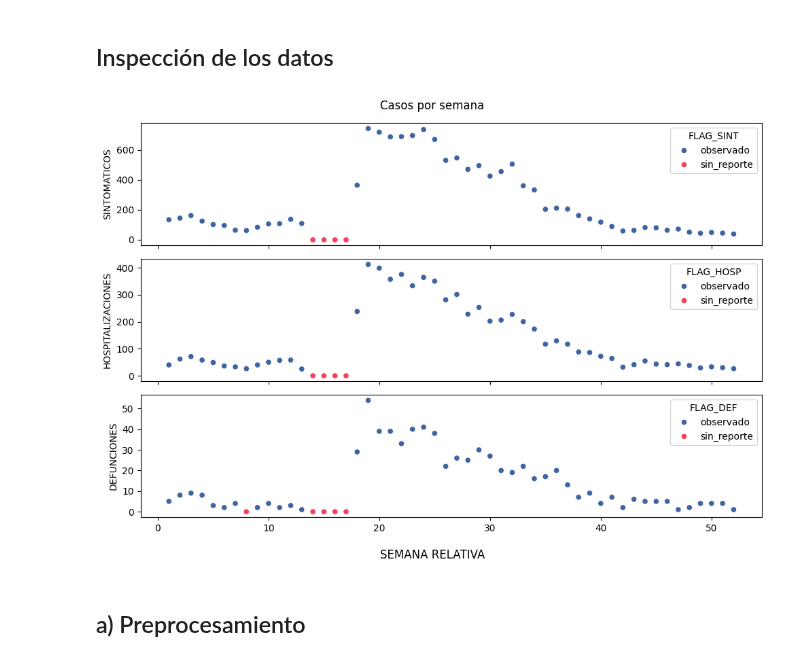
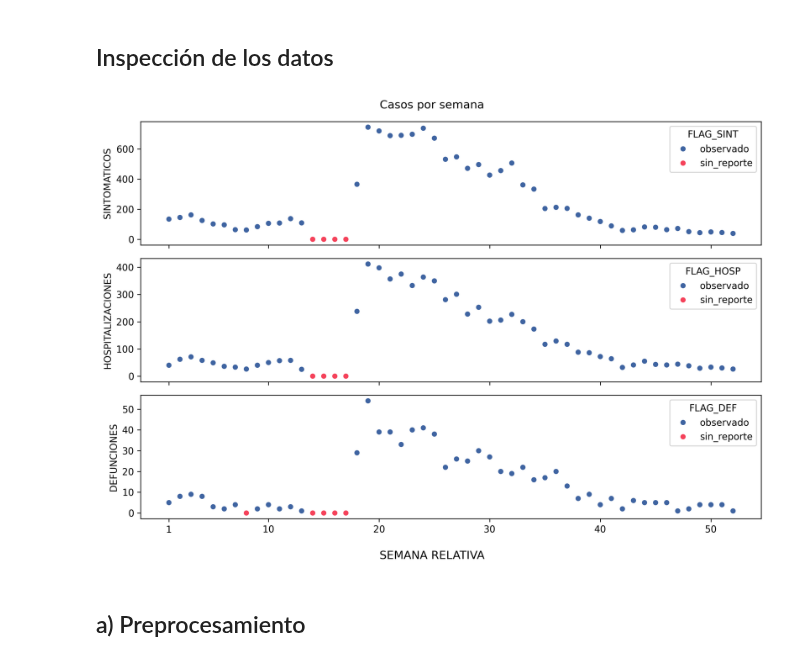
Before and after one commit to skiourosnet/Analisis-Numerico, a Jupyter notebook: Analisis de datos de influenza/Análisis de datos de Influenza.ipynb, the cells around one changed output. Drawn from its saved outputs; the diff is of its cells as text; code cells hidden in the pictures.

```diff
--- a/Analisis de datos de influenza/Análisis de datos de Influenza.ipynb
+++ b/Analisis de datos de influenza/Análisis de datos de Influenza.ipynb
@@ -39,42 +39,42 @@ Resumen de los datos de Influenza
 | 3 | 162 | 71 | 9 | observado | observado | observado |
 | 4 | 125 | 58 | 8 | observado | observado | observado |
 | 5 | 102 | 49 | 3 | observado | observado | observado |
-# %%
-influenza["DEF_ACUMULADAS"] = influenza["CASOS_DEF"].cumsum()
 # %% [markdown]
 ## Inspección de los datos
 # %%
+plt.rcParams['figure.dpi'] = 300
 fig, ax = plt.subplots(3, figsize = (10,7))
 colors = ['#3f64a1', '#f5425a']
 
 casos =  ["SINT", "HOSP", "DEF"]
 
 for i in range(3):
     sns.scatterplot(
         data=influenza,
         x = "SEMANA_RELATIVA",
         y = "CASOS_" + casos[i],
         hue = "FLAG_" + casos[i],
         palette = colors,
         ax = ax[i]
     )
+    ax[i].set_xticks([1, 10, 20, 30, 40, 50])
     ax[i].set_xlabel(None)
 
 fig.supxlabel("SEMANA RELATIVA")
 
 ax[0].set_ylabel("SINTOMATICOS")
 ax[1].set_ylabel("HOSPITALIZACIONES")
 ax[2].set_ylabel("DEFUNCIONES")
 
 ax[0].set_xticklabels([])
 ax[1].set_xticklabels([])
 
 fig.suptitle("Casos por semana")
 #fig.text(1,1,"HOla")
 plt.tight_layout()
 plt.show()
 # %% [output]
-[figure, old version]
+[figure, new version]
 # %% [markdown]
 ## a) Preprocesamiento
 # %% [markdown]
```
Also changed, not shown: parts of 29 cells of this notebook, 31 other files.
